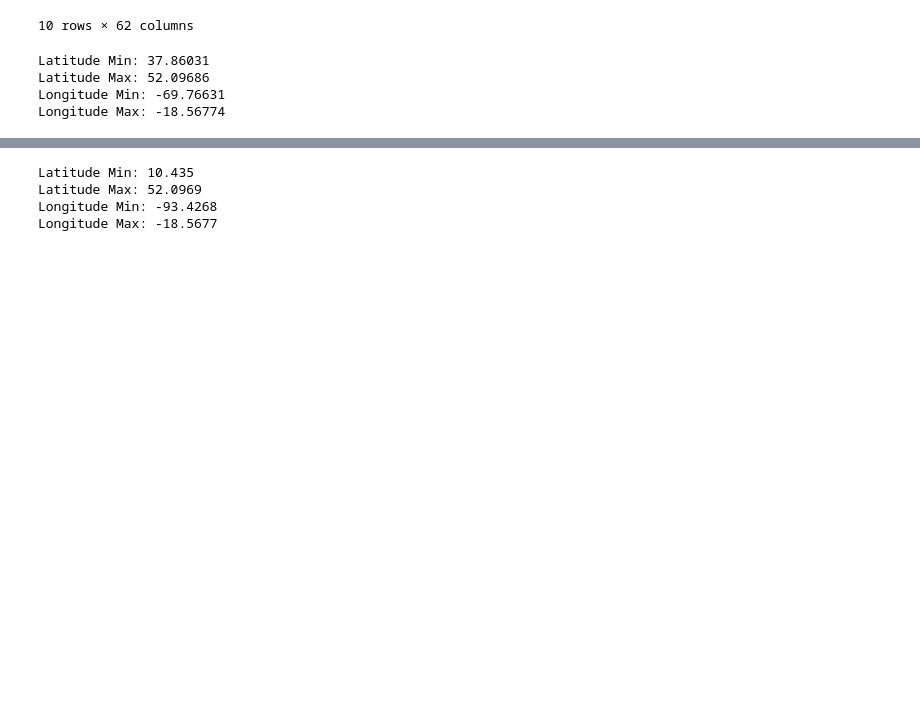
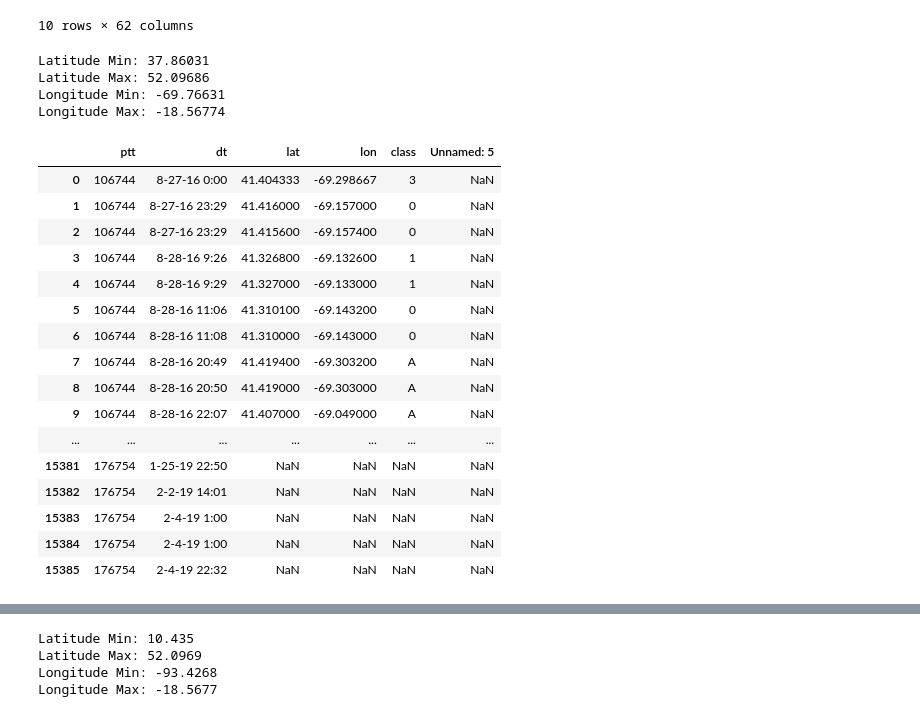
Before and after one commit to aionthebeach/ocean-maps, a Jupyter notebook: Import_Data.ipynb, the cells around one changed output, grey strips where cells are left out. Drawn from its saved outputs; the diff is of its cells as text; code cells hidden in the pictures; blank space fills up the shorter version.

```diff
--- a/Import_Data.ipynb
+++ b/Import_Data.ipynb
@@ -113,7 +113,22 @@ Longitude Min: -69.76631
 Longitude Max: -18.56774
 # %%
 Gallagher_Tracks_BTW = pd.read_csv('Beneath_The_Waves/Gallagher_BTW_Tracks.csv')
-
-Gallagher_Tracks_BTW.lat
-# Gallagher_Tracks_BTW # .head(10)
+Gallagher_Tracks_BTW.head(10)
 # %% [output]
+|  | ptt | dt | lat | lon | class | Unnamed: 5 |
+| 0 | 106744 | 8-27-16 0:00 | 41.404333 | -69.298667 | 3 | NaN |
+| 1 | 106744 | 8-27-16 23:29 | 41.416000 | -69.157000 | 0 | NaN |
+| 2 | 106744 | 8-27-16 23:29 | 41.415600 | -69.157400 | 0 | NaN |
+| 3 | 106744 | 8-28-16 9:26 | 41.326800 | -69.132600 | 1 | NaN |
+| 4 | 106744 | 8-28-16 9:29 | 41.327000 | -69.133000 | 1 | NaN |
+| 5 | 106744 | 8-28-16 11:06 | 41.310100 | -69.143200 | 0 | NaN |
+| 6 | 106744 | 8-28-16 11:08 | 41.310000 | -69.143000 | 0 | NaN |
+| 7 | 106744 | 8-28-16 20:49 | 41.419400 | -69.303200 | A | NaN |
+| 8 | 106744 | 8-28-16 20:50 | 41.419000 | -69.303000 | A | NaN |
+| 9 | 106744 | 8-28-16 22:07 | 41.407000 | -69.049000 | A | NaN |
+| ... | ... | ... | ... | ... | ... | ... |
+| 15381 | 176754 | 1-25-19 22:50 | NaN | NaN | NaN | NaN |
+| 15382 | 176754 | 2-2-19 14:01 | NaN | NaN | NaN | NaN |
+| 15383 | 176754 | 2-4-19 1:00 | NaN | NaN | NaN | NaN |
+| 15384 | 176754 | 2-4-19 1:00 | NaN | NaN | NaN | NaN |
+| 15385 | 176754 | 2-4-19 22:32 | NaN | NaN | NaN | NaN |
```
Also changed, not shown: parts of 1 cell of this notebook, 1 other file.
